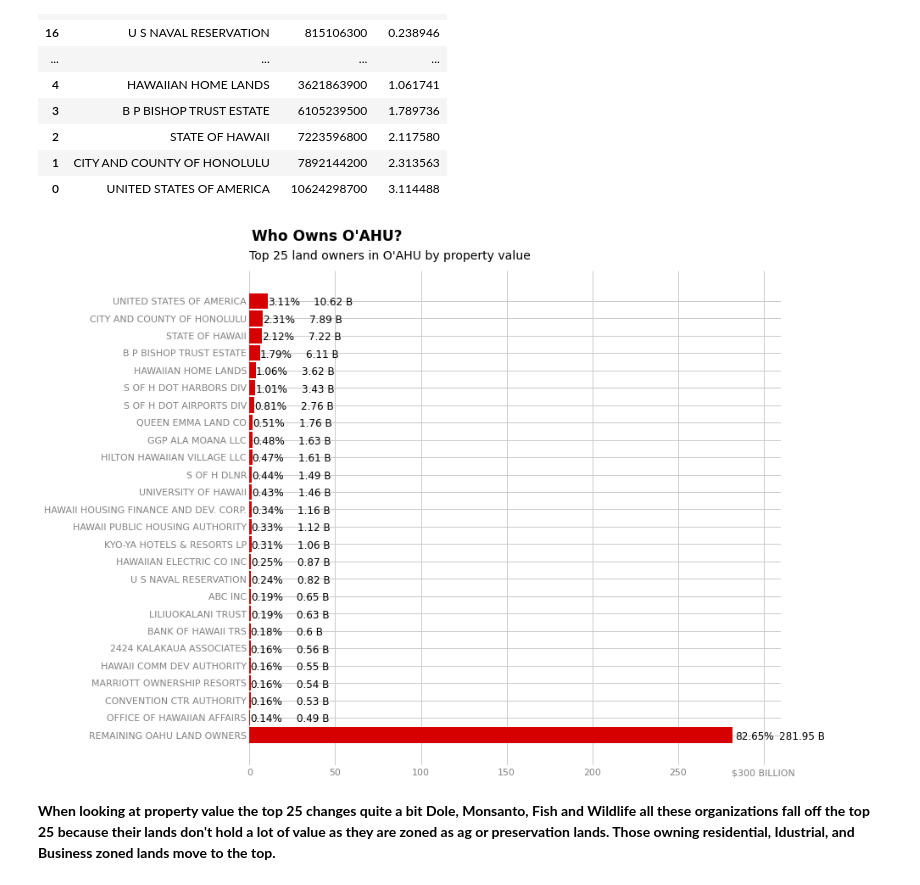
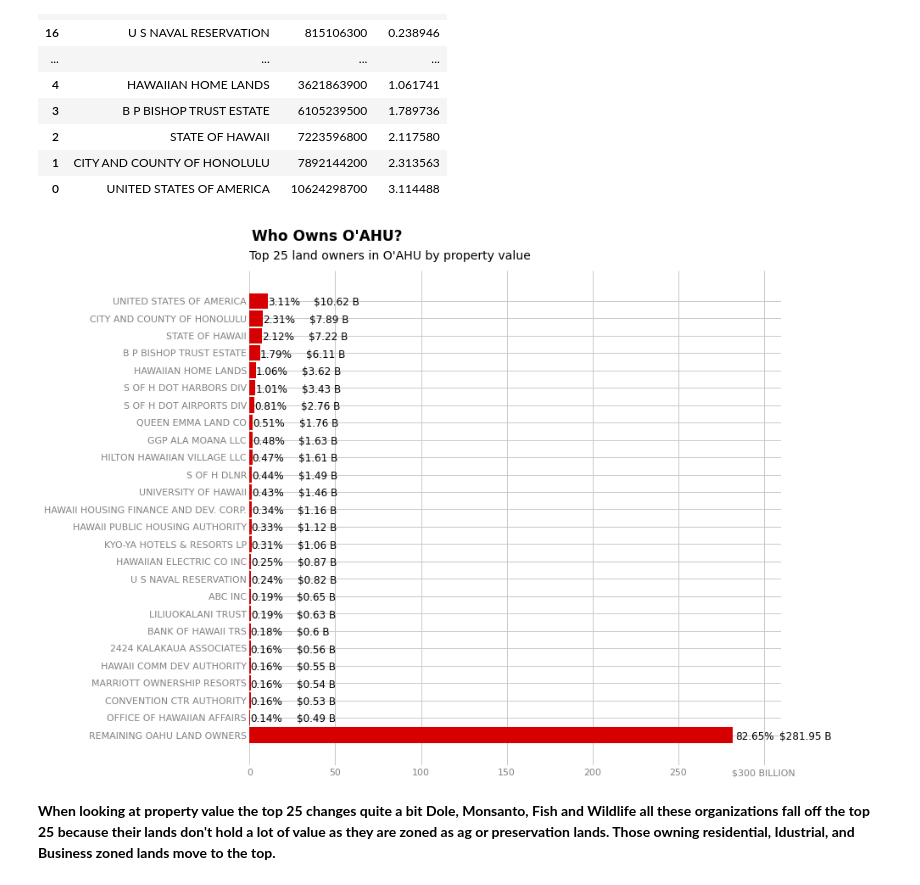
Before and after one commit to micahks/Who-Own-s-Oahu, a Jupyter notebook: Unit 1 Build.ipynb, the cells around one changed output. Cells and saved outputs as stored; diff of their text form; code cells hidden in the pictures.

```diff
--- a/Unit 1 Build.ipynb
+++ b/Unit 1 Build.ipynb
@@ -489,35 +489,35 @@ ax.set_yticks(x)
 ax.set_yticklabels(x, fontsize=11, color='grey')
 ax.set_xticklabels(['0', '50', '100', '150', '200', '250','$300 BILLION'],fontsize=11, color='grey')
 
 # axis labels
 #ax.set_xlabel('ACRES', fontsize=11, fontweight='bold')
 #ax.set_ylabel('OWNERS', fontsize=11, fontweight='bold')
 
 
 # control the spines
 ax.spines['left'].set_visible(False)
 ax.spines['right'].set_visible(False)
 ax.spines['top'].set_visible(False)
 ax.spines['bottom'].set_visible(False)
 
 #set limits
 ax.set_xlim(right=310000000000)
 
 x=34
 
 for val in p:
   x = x-1
   ax.annotate(text=str(val)+'%', xy=(val*3430000000, 32.75-x), fontsize=12)
 
 x=34
 
 for val in h:
   x = x-1
-  ax.annotate(text=str(round(val/1000000000,2))+' B', xy=(val+27000000000, 32.75-x), fontsize=12)
+  ax.annotate(text='$'+str(round(val/1000000000,2))+' B', xy=(val+27000000000, 32.75-x), fontsize=12)
 
 plt.show()
 # %% [output]
-[figure, old version]
+[figure, new version]
 # %% [markdown]
 __When looking at property value the top 25 changes quite a bit Dole, Monsanto, Fish and Wildlife all these organizations fall off the top 25 because their lands don't hold a lot of value as they are zoned as ag or preservation lands. Those owning residential, Idustrial, and Business zoned lands move to the top.__
 # %%
```
